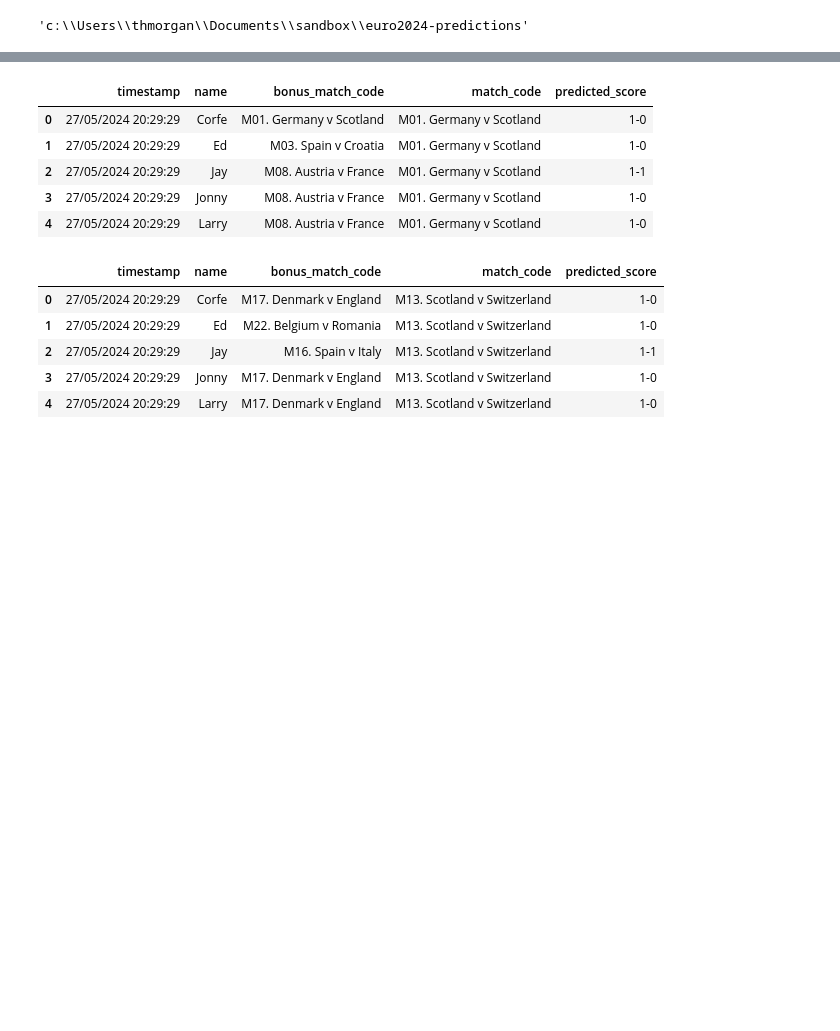
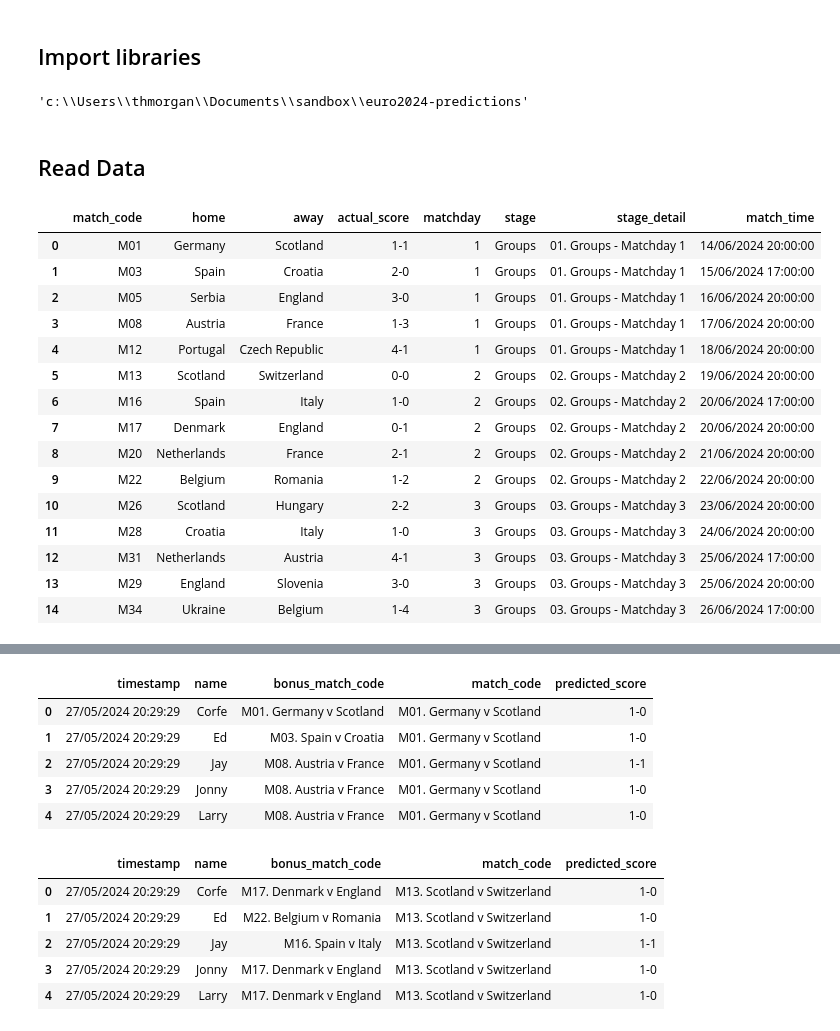
Before and after one commit to tmorgan94/euro2024-predictions, a Jupyter notebook: euro2024_predictions.ipynb, the cells around one changed output, grey strips where cells are left out. Saved outputs shown, nothing was run; the diff lists cells and outputs as text; code cells hidden in the pictures; blank space fills up the shorter version.

```diff
--- a/euro2024_predictions.ipynb
+++ b/euro2024_predictions.ipynb
@@ -1,3 +1,5 @@
+# %% [markdown]
+## Import libraries
 # %%
 import pandas as pd
 import plotly.express as px
@@ -7,5 +9,25 @@ import os
 os.getcwd()
 # %% [output]
 'c:\\Users\\thmorgan\\Documents\\sandbox\\euro2024-predictions'
+# %% [markdown]
+## Read Data
 # %%
 df_results = pd.read_csv('data/results.csv')
+df_results
+# %% [output]
+|  | match_code | home | away | actual_score | matchday | stage | stage_detail | match_time |
+| 0 | M01 | Germany | Scotland | 1-1 | 1 | Groups | 01. Groups - Matchday 1 | 14/06/2024 20:00:00 |
+| 1 | M03 | Spain | Croatia | 2-0 | 1 | Groups | 01. Groups - Matchday 1 | 15/06/2024 17:00:00 |
+| 2 | M05 | Serbia | England | 3-0 | 1 | Groups | 01. Groups - Matchday 1 | 16/06/2024 20:00:00 |
+| 3 | M08 | Austria | France | 1-3 | 1 | Groups | 01. Groups - Matchday 1 | 17/06/2024 20:00:00 |
+| 4 | M12 | Portugal | Czech Republic | 4-1 | 1 | Groups | 01. Groups - Matchday 1 | 18/06/2024 20:00:00 |
+| 5 | M13 | Scotland | Switzerland | 0-0 | 2 | Groups | 02. Groups - Matchday 2 | 19/06/2024 20:00:00 |
+| 6 | M16 | Spain | Italy | 1-0 | 2 | Groups | 02. Groups - Matchday 2 | 20/06/2024 17:00:00 |
+| 7 | M17 | Denmark | England | 0-1 | 2 | Groups | 02. Groups - Matchday 2 | 20/06/2024 20:00:00 |
+| 8 | M20 | Netherlands | France | 2-1 | 2 | Groups | 02. Groups - Matchday 2 | 21/06/2024 20:00:00 |
+| 9 | M22 | Belgium | Romania | 1-2 | 2 | Groups | 02. Groups - Matchday 2 | 22/06/2024 20:00:00 |
+| 10 | M26 | Scotland | Hungary | 2-2 | 3 | Groups | 03. Groups - Matchday 3 | 23/06/2024 20:00:00 |
+| 11 | M28 | Croatia | Italy | 1-0 | 3 | Groups | 03. Groups - Matchday 3 | 24/06/2024 20:00:00 |
+| 12 | M31 | Netherlands | Austria | 4-1 | 3 | Groups | 03. Groups - Matchday 3 | 25/06/2024 17:00:00 |
+| 13 | M29 | England | Slovenia | 3-0 | 3 | Groups | 03. Groups - Matchday 3 | 25/06/2024 20:00:00 |
+| 14 | M34 | Ukraine | Belgium | 1-4 | 3 | Groups | 03. Groups - Matchday 3 | 26/06/2024 17:00:00 |
```
Also changed, not shown: parts of 23 cells of this notebook, 11 other files.
